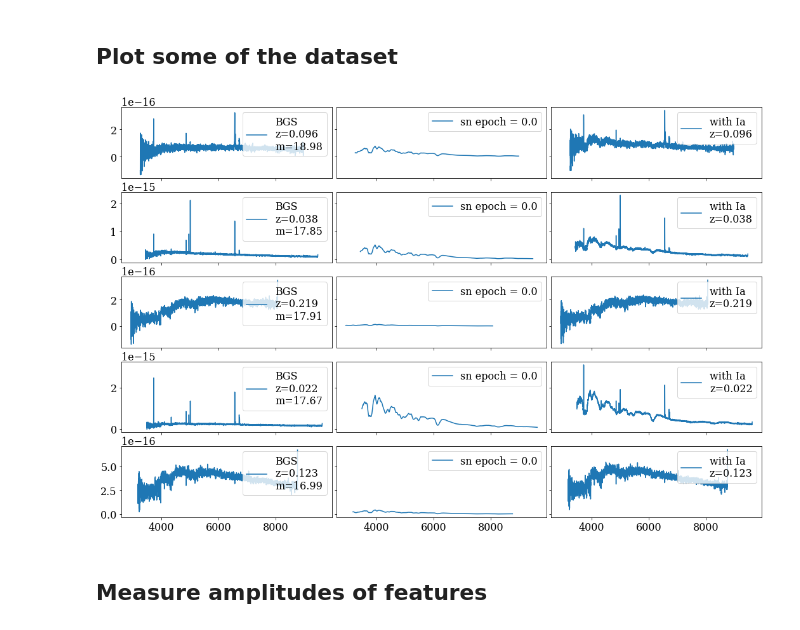
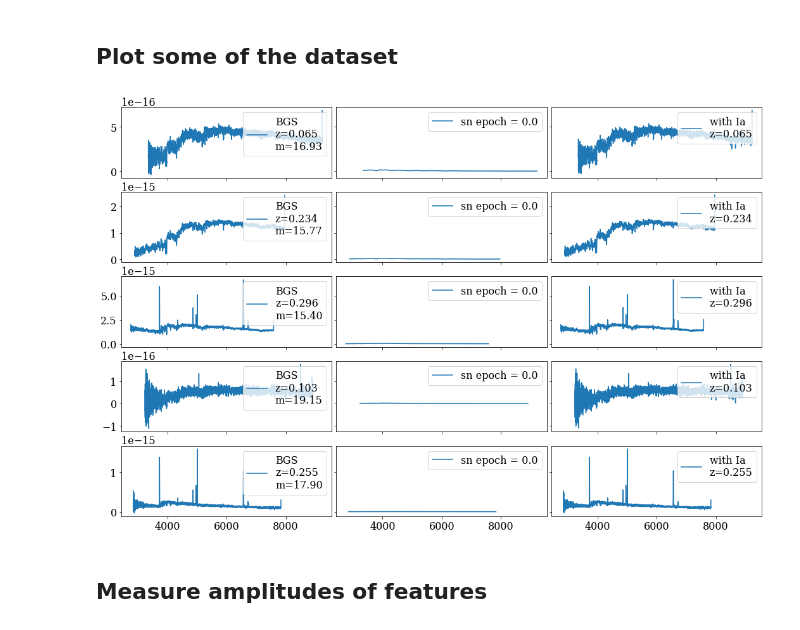
Before and after one commit to DESI-UR/outlier_detection, a Jupyter notebook: notebooks/Type_Ia_Spectral_Analysis_pEW.ipynb, the cells around one changed output. Drawn from its saved outputs; the diff is of its cells as text; code cells hidden in the pictures.

```diff
--- a/notebooks/Type_Ia_Spectral_Analysis_pEW.ipynb
+++ b/notebooks/Type_Ia_Spectral_Analysis_pEW.ipynb
@@ -25,9 +25,10 @@ specdir = 'galaxy_sim_catalog/spectra/'
 expid = 4
 
 scaled_sne = ['distscale_atpeak',
-              'bright_atpeak', 'dim_atpeak/', 'faint_atpeak']
+              'bright_atpeak', 'dim_atpeak/',
+              'faint_atpeak', 'very_faint_atpeak']
 
-sn_dir = scaled_sne[0]
+sn_dir = scaled_sne[4]
 gal_globpath = basedir + specdir + 'galaxies/*expid%03d*.fits' % expid
 sn_globpath  = basedir + specdir + sn_dir + '/*expid%03d*.fits' % expid
 
@@ -144,9 +145,10 @@ spec_table.sort('ID')
 # %% [markdown]
 ## Plot some of the dataset
 # %%
+nplots = 5
 SN_fluxes = {}
 
-for specid in set(spec_table['ID']):
+for specid in list(set(spec_table['ID']))[:nplots]:
 
     # Get the galaxy + SN host pair
     specs  = spec_table[spec_table['ID'] == specid]
@@ -160,36 +162,35 @@ for specid in set(spec_table['ID']):
     # Save the SN-only flux
     SN_fluxes[specid] = [sn_wave, sn_flux]
 # %%
-nplots = 5
-
 fig, axes = plt.subplots(nplots,3, figsize=(15, nplots*2),
                          sharex=True, sharey='row')
 
-n = 99
-for i, sn_host in enumerate(sn_host_table[n:n+nplots]):
+n = 0
+for i, spec_id in enumerate(SN_fluxes):
 
-    spec_id = sn_host['ID']
-    galaxy = galaxy_table[galaxy_table['ID'] == spec_id][0]
+
+    sn_host = sn_host_table[sn_host_table['ID'] == spec_id][0]
+    galaxy  = galaxy_table[galaxy_table['ID'] == spec_id][0]
 
     gal_label="%s\nz=%.3f\nm=%.2f" % (galaxy['OBJTYPE'], galaxy['REDSHIFT'], galaxy['MAG'])
     axes[i,0].plot(galaxy['WAVE'], galaxy['FLUX'], label=gal_label)
     axes[i,0].legend(loc='upper right')
 
     sn_label = "with %s\nz=%.3f" % (sn_host['HAS_SN'], sn_host['REDSHIFT'])
     axes[i,2].plot(sn_host['WAVE'], sn_host['FLUX'], label=sn_label)
     axes[i,2].legend(loc='upper right')
 
     sn_label="sn epoch = %.1f" % 0
     axes[i,1].plot(SN_fluxes[spec_id][0][0],
                    SN_fluxes[spec_id][1][0], label=sn_label)
     axes[i,1].legend(loc='upper right')
 
 fig.tight_layout(h_pad=0, w_pad=0)
 
-# plt.savefig('../plots/galaxies_with_sn_distscaled.png',
+# plt.savefig('../plots/galaxies_with_veryfaint_snia.png',
 #             format='png', dpi=300, bbox_inches='tight')
 # %% [output]
-[figure, old version]
+[figure, new version]
 # %% [markdown]
 ## Measure amplitudes of features
 # %% [markdown]
```
Also changed, not shown: parts of 3 cells of this notebook, 12 other files.
